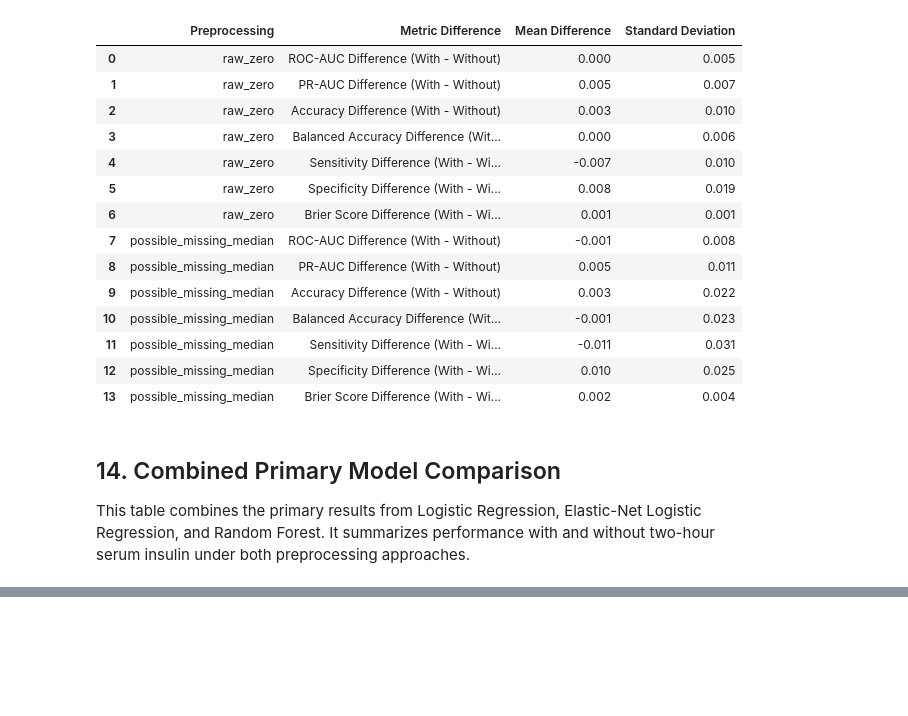
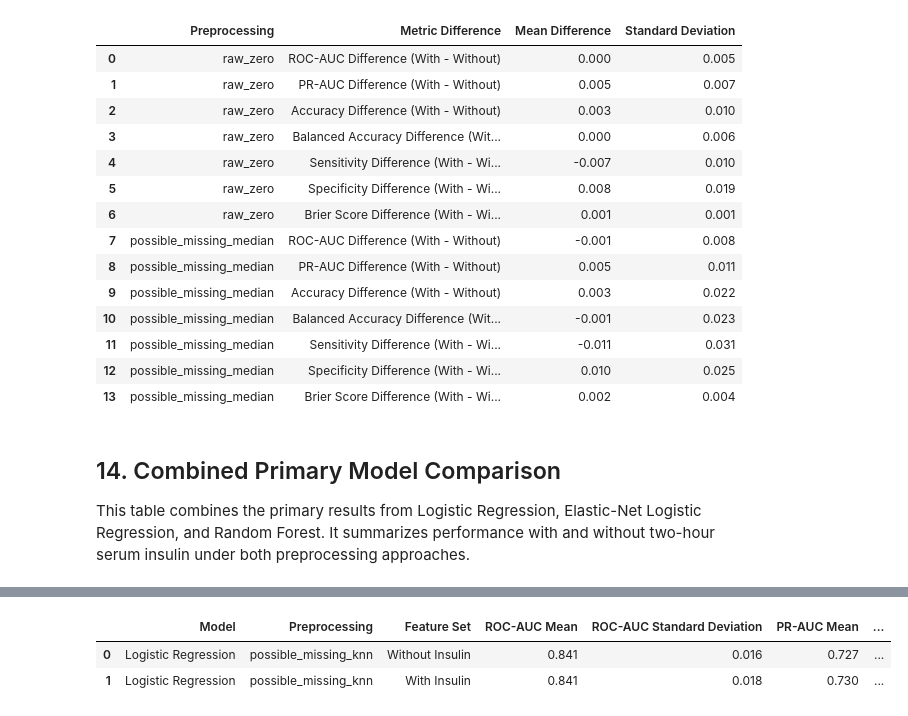
Before and after one commit to rodrigoviannasn/mat422-insulin-diabetes-project, a Jupyter notebook: notebooks/02_modeling_results.ipynb, the cells around one changed output, grey strips where cells are left out. Saved outputs shown, nothing was run; the diff lists cells and outputs as text; code cells hidden in the pictures; blank space fills up the shorter version.

```diff
--- a/notebooks/02_modeling_results.ipynb
+++ b/notebooks/02_modeling_results.ipynb
@@ -1528,0 +1533,87 @@ display(primary_model_comparison_summary.round(3))
+# %%
+knn_sensitivity_conditions = [
+    {
+        "experiment_name": (
+            "Logistic Regression | Possible Missing KNN | Without Insulin"
+        ),
+        "feature_names": PREDICTORS_WITHOUT_INSULIN,
+        "feature_set_name": "Without Insulin",
+        "preprocessing_approach": "possible_missing_knn",
+    },
+    {
+        "experiment_name": (
+            "Logistic Regression | Possible Missing KNN | With Insulin"
+        ),
+        "feature_names": ALL_PREDICTORS,
+        "feature_set_name": "With Insulin",
+        "preprocessing_approach": "possible_missing_knn",
+    },
+]
+
+knn_summary_records = []
+knn_fold_metric_frames = []
+knn_prediction_frames = []
+knn_parameter_frames = []
+
+for condition in knn_sensitivity_conditions:
+    print(f"\nStarting: {condition['experiment_name']}", flush=True)
+
+    result = run_nested_cv(
+        model_name="Logistic Regression",
+        feature_names=condition["feature_names"],
+        feature_set_name=condition["feature_set_name"],
+        preprocessing_approach=condition["preprocessing_approach"],
+    )
+
+    experiment_results[condition["experiment_name"]] = result
+
+    fold_metrics = result["fold_metrics"].copy()
+    knn_fold_metric_frames.append(fold_metrics)
+    knn_prediction_frames.append(result["predictions"].copy())
+    knn_parameter_frames.append(result["selected_parameters"].copy())
+
+    summary_record = {
+        "Model": "Logistic Regression",
+        "Preprocessing": "possible_missing_knn",
+        "Feature Set": condition["feature_set_name"],
+    }
+
+    for metric in METRIC_COLUMNS + ["Fit Seconds"]:
+        summary_record[f"{metric} Mean"] = fold_metrics[metric].mean()
+        summary_record[f"{metric} Standard Deviation"] = fold_metrics[metric].std()
+
+    knn_summary_records.append(summary_record)
+
+knn_logistic_sensitivity_summary = pd.DataFrame(knn_summary_records)
+knn_logistic_sensitivity_fold_metrics = pd.concat(
+    knn_fold_metric_frames,
+    ignore_index=True,
+)
+knn_logistic_sensitivity_predictions = pd.concat(
+    knn_prediction_frames,
+    ignore_index=True,
+)
+knn_logistic_sensitivity_parameters = pd.concat(
+    knn_parameter_frames,
+    ignore_index=True,
+)
+
+knn_logistic_sensitivity_summary.to_csv(
+    TABLES_DIR / "knn_logistic_sensitivity_summary.csv",
+    index=False,
+)
+knn_logistic_sensitivity_fold_metrics.to_csv(
+    TABLES_DIR / "knn_logistic_sensitivity_fold_metrics.csv",
+    index=False,
+)
+knn_logistic_sensitivity_predictions.to_csv(
+    TABLES_DIR / "knn_logistic_sensitivity_predictions.csv",
+    index=False,
+)
+knn_logistic_sensitivity_parameters.to_csv(
+    TABLES_DIR / "knn_logistic_sensitivity_parameters.csv",
+    index=False,
+)
+
+display(knn_logistic_sensitivity_summary.round(3))
+# %% [output]
@@ -1528,0 +1633,3 @@ display(primary_model_comparison_summary.round(3))
+|  | Model | Preprocessing | Feature Set | ROC-AUC Mean | ROC-AUC Standard Deviation | PR-AUC Mean | ... |
+| 0 | Logistic Regression | possible_missing_knn | Without Insulin | 0.841 | 0.016 | 0.727 | ... |
+| 1 | Logistic Regression | possible_missing_knn | With Insulin | 0.841 | 0.018 | 0.730 | ... |
```
Also changed, not shown: parts of 4 cells of this notebook.
